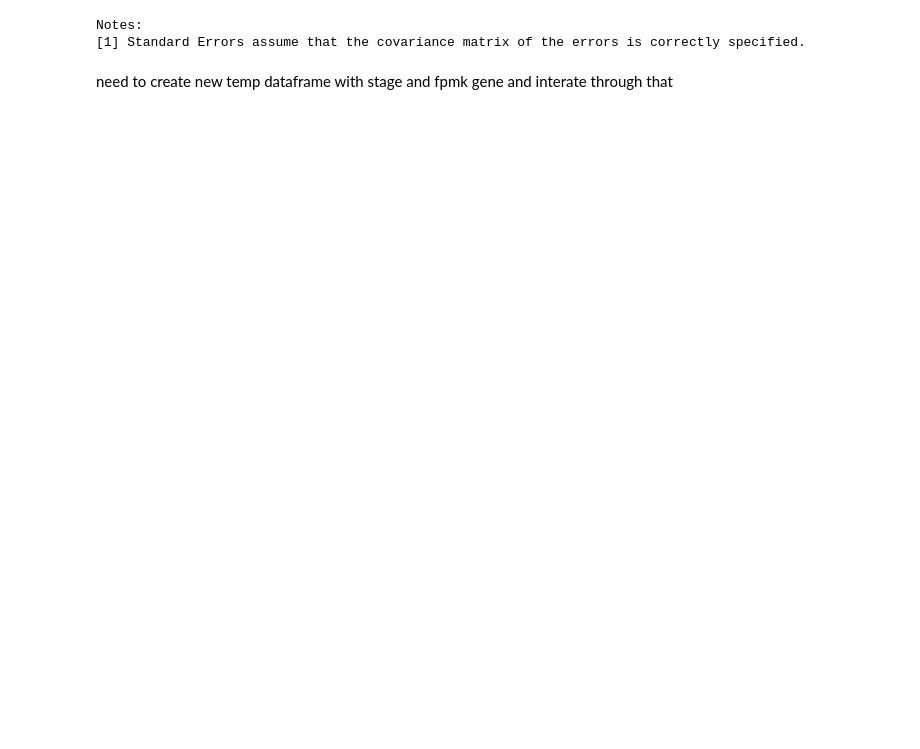
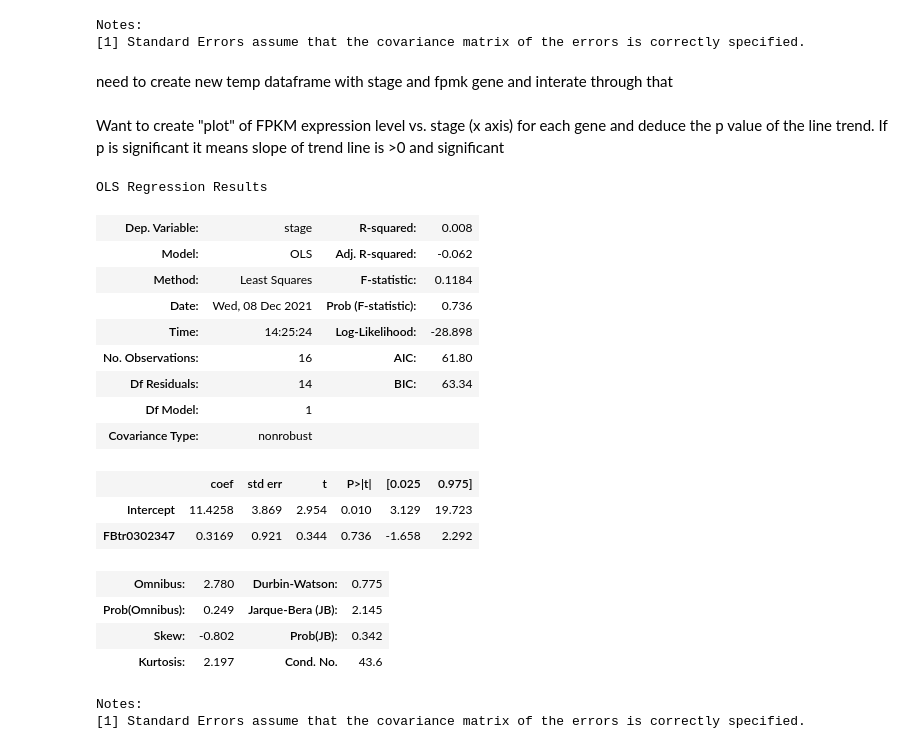
Before and after one commit to rgenner/qbb2021-answers, a Jupyter notebook: week9/Week9_HW.ipynb, the cells around one changed output. Cells and saved outputs as stored; diff of their text form; code cells hidden in the pictures; blank space fills up the shorter version.

```diff
--- a/week9/Week9_HW.ipynb
+++ b/week9/Week9_HW.ipynb
@@ -381,3 +379,29 @@ Notes:
 [1] Standard Errors assume that the covariance matrix of the errors is correctly specified.
 # %% [markdown]
 need to create new temp dataframe with stage and fpmk gene and interate through that
+# %% [markdown]
+Want to create "plot" of FPKM expression level vs. stage (x axis) for each gene and deduce the p value of the line trend. If p is significant it means slope of trend line is >0 and significant
+# %%
+FPKM_x = smf.ols(formula = "stage ~ FBtr0302347", data = FPKM_flipped)
+results = FPKM_x.fit()
+results.summary()
+# %% [output]
+OLS Regression Results
+| Dep. Variable: | stage | R-squared: | 0.008 |
+| Model: | OLS | Adj. R-squared: | -0.062 |
+| Method: | Least Squares | F-statistic: | 0.1184 |
+| Date: | Wed, 08 Dec 2021 | Prob (F-statistic): | 0.736 |
+| Time: | 14:25:24 | Log-Likelihood: | -28.898 |
+| No. Observations: | 16 | AIC: | 61.80 |
+| Df Residuals: | 14 | BIC: | 63.34 |
+| Df Model: | 1 |  |  |
+| Covariance Type: | nonrobust |  |  |
+|  | coef | std err | t | P>|t| | [0.025 | 0.975] |
+| Intercept | 11.4258 | 3.869 | 2.954 | 0.010 | 3.129 | 19.723 |
+| FBtr0302347 | 0.3169 | 0.921 | 0.344 | 0.736 | -1.658 | 2.292 |
+| Omnibus: | 2.780 | Durbin-Watson: | 0.775 |
+| Prob(Omnibus): | 0.249 | Jarque-Bera (JB): | 2.145 |
+| Skew: | -0.802 | Prob(JB): | 0.342 |
+| Kurtosis: | 2.197 | Cond. No. | 43.6 |
+Notes:
+[1] Standard Errors assume that the covariance matrix of the errors is correctly specified.
```
Also changed, not shown: parts of 21 cells of this notebook.
